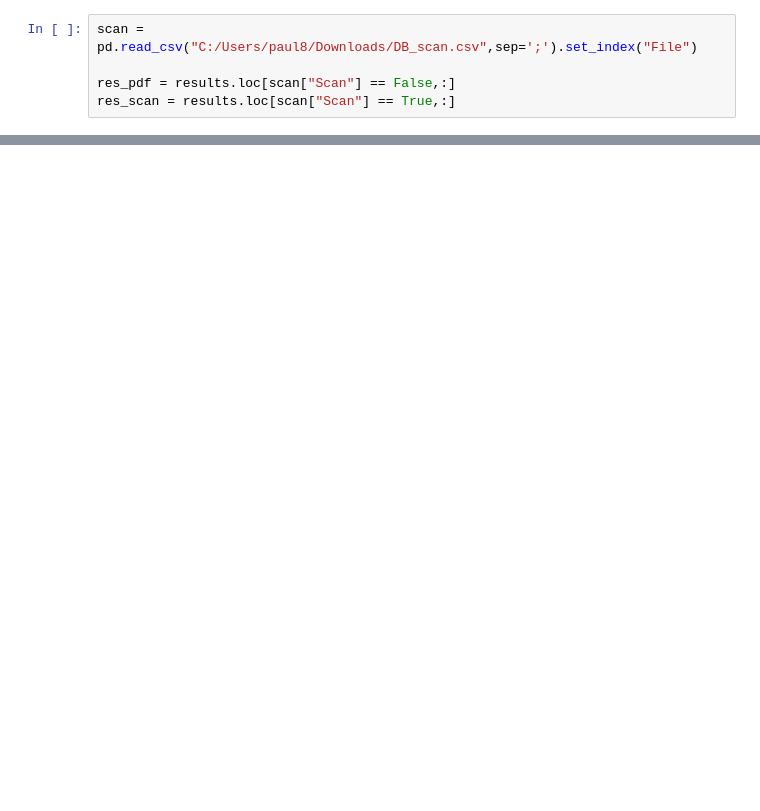
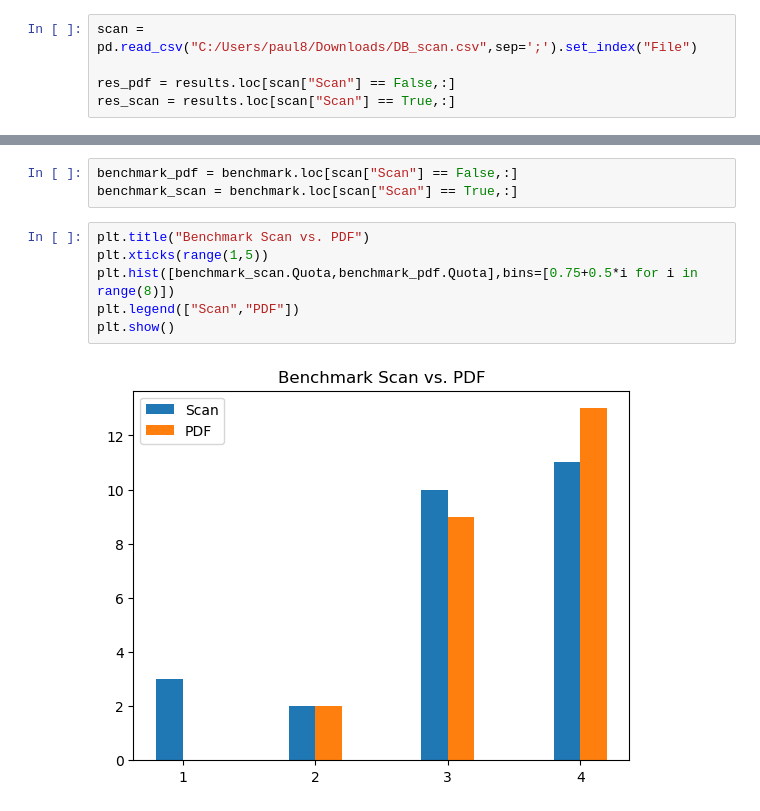
Before and after one commit to Paul01001000/HFU-Bachelor-Thesis, a Jupyter notebook: Data_Analysis.ipynb, the cells around one changed output, grey strips where cells are left out. Drawn from its saved outputs; the diff is of its cells as text; blank space fills up the shorter version.

```diff
--- a/Data_Analysis.ipynb
+++ b/Data_Analysis.ipynb
@@ -216,0 +259,11 @@ Invoice Date Accuracy: 85.0 %
+# %%
+benchmark_pdf = benchmark.loc[scan["Scan"] == False,:]
+benchmark_scan = benchmark.loc[scan["Scan"] == True,:]
+# %%
+plt.title("Benchmark Scan vs. PDF")
+plt.xticks(range(1,5))
+plt.hist([benchmark_scan.Quota,benchmark_pdf.Quota],bins=[0.75+0.5*i for i in range(8)])
+plt.legend(["Scan","PDF"])
+plt.show()
+# %% [output]
+[figure, added]
```
Also changed, not shown: parts of 14 cells of this notebook.
